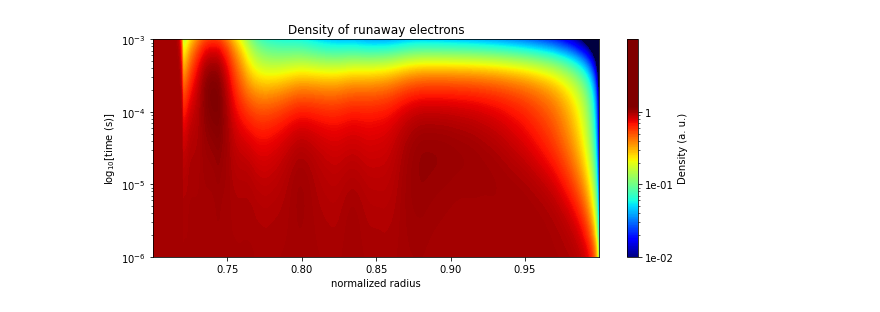
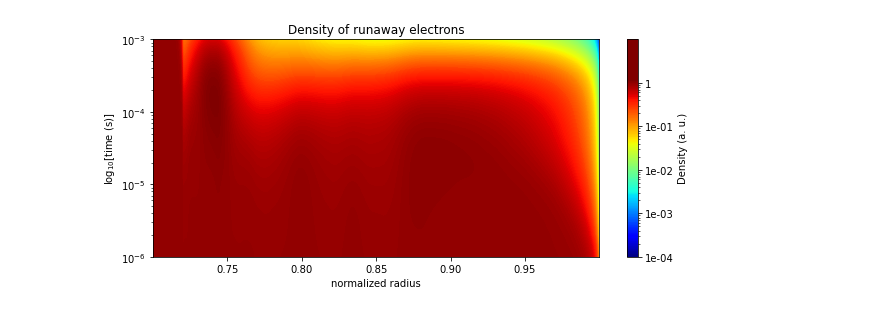
Before and after one commit to leferi99/szakdolgozat, a Jupyter notebook: main_compact.ipynb, the cells around one changed output. Cells and saved outputs as stored; diff of their text form; code cells hidden in the pictures.

```diff
--- a/main_compact.ipynb
+++ b/main_compact.ipynb
@@ -362,7 +332,4 @@ solve_uniformIC_withJ(logdiff = 4, levels = 100)
-# %%
-# def solve_uniformIC_withJ(R_from = 0.7, R_to = 1.0, nr = 1000, duration = 0.001, nt = 1000,
-#                           conv_file = 'convC.txt', diff_file = 'diffC.txt',
-#                           levels = 300, logdiff = 10, ticks = None, figsize=(10,4))
-solve_uniformIC_withJ(logdiff = 3, levels = 300)
-# %% [output]
-[figure, removed]
+# %%
+solve_uniformIC_withJ(logdiff = 5, levels = 300)
+# %% [output]
+[figure, added]
```
Also changed, not shown: parts of 14 cells of this notebook.
